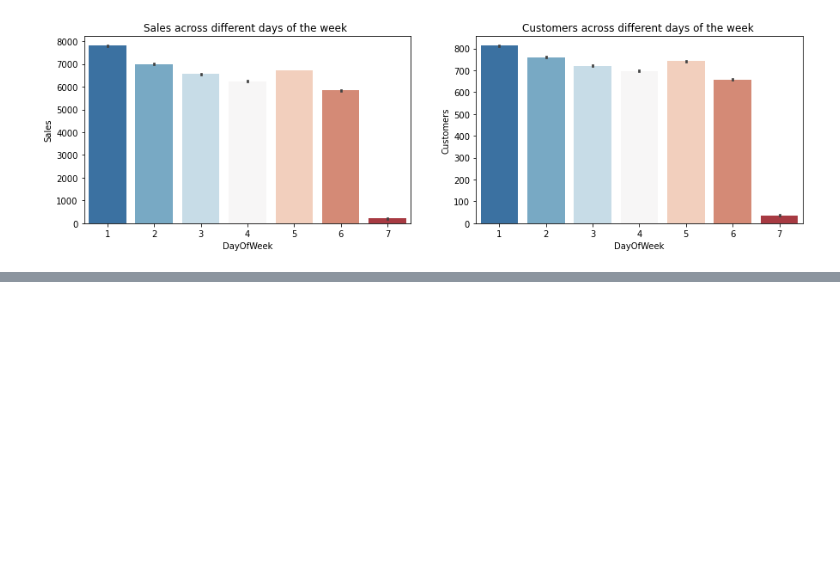
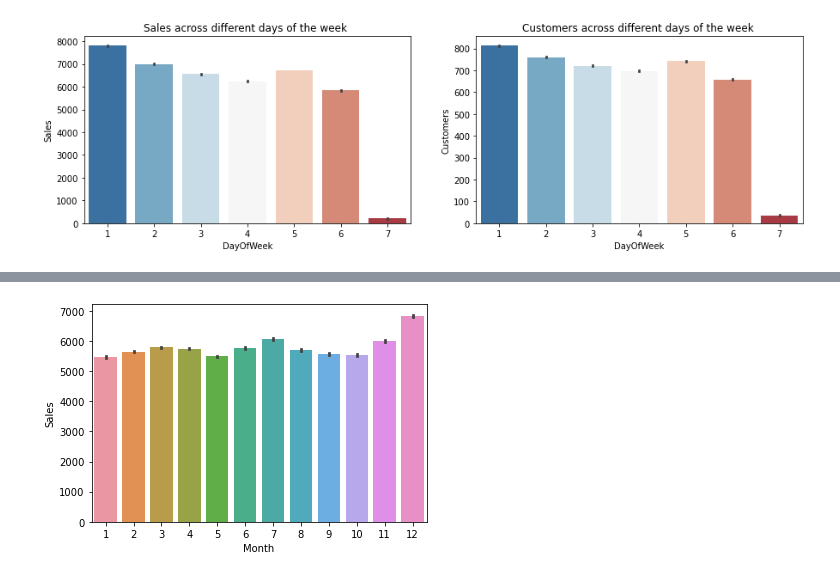
Before and after one commit to Ammon21/Rossmann_Pharmaceutical_Sales, a Jupyter notebook: notebooks/EDA.ipynb, the cells around one changed output, grey strips where cells are left out. Cells and saved outputs as stored; diff of their text form; code cells hidden in the pictures; blank space fills up the shorter version.

```diff
--- a/notebooks/EDA.ipynb
+++ b/notebooks/EDA.ipynb
@@ -531,0 +561,5 @@ plt.show()
+# %%
+sns.barplot(x='Month', y='Sales', data=df)
+plt.show()
+# %% [output]
+[figure, added]
```
Also changed, not shown: parts of 25 cells of this notebook.
